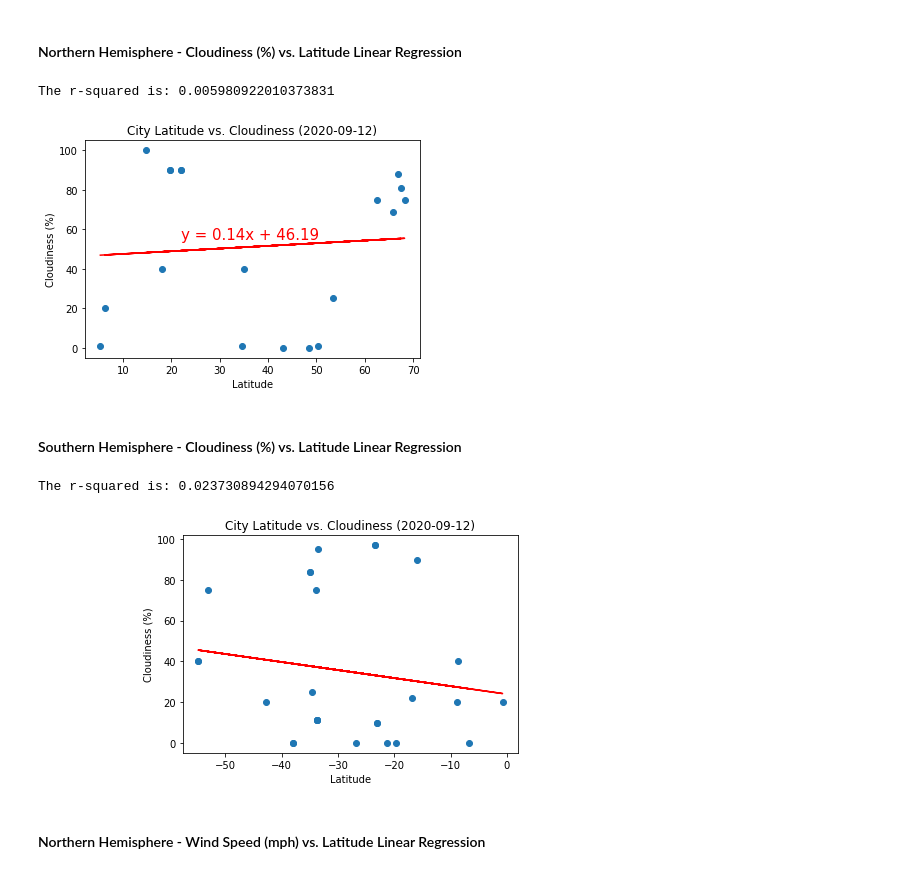
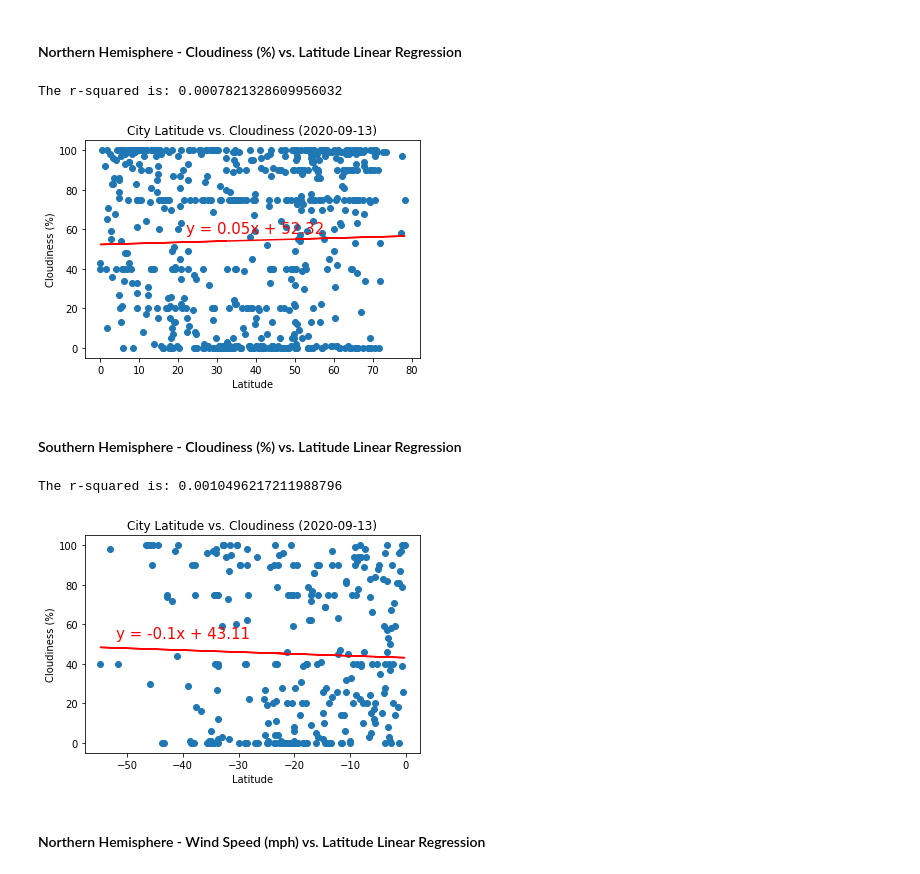
Before and after one commit to gpivaro/6-Python_APIs_Homework, a Jupyter notebook: WeatherPy/WeatherPy.ipynb, the cells around one changed output. Saved outputs shown, nothing was run; the diff lists cells and outputs as text; code cells hidden in the pictures.

```diff
--- a/WeatherPy/WeatherPy.ipynb
+++ b/WeatherPy/WeatherPy.ipynb
@@ -23,7 +23,7 @@ from scipy.stats import linregress
 Generate a list of unique cities based on a random latitude and longitude and using citypy library. A while loop enforces the that the requested number of cities will be generated. It is need because some coordinates generated when used as input for citypy library does not get a valide return. We also implemented a correction related to the random coordinates generated and the real coordinates.
 # %%
 # Size of the list of cities
-num_cities = 50
+num_cities = 1000
 latitude_max = 90
 longitude_max = 180
 
@@ -55,7 +55,7 @@ while len(cities_list) < num_cities:
 
 
     # Logical test to verify if the city is already include in the list or not
-    if new_city not in cities_list:
+    if new_city.title() not in cities_list:
         # Logical test
         cities_list.append(new_city.title())
         country_list.append(new_city_country.upper())
@@ -526,7 +514,7 @@ plt.scatter(x=x_values, y=y_values)
 plt.plot(x_values, regression_values, "red")
 
 # Annotate the plot with the linear equation
-plt.annotate(line_eq, (22, 55), fontsize=15, color="red")
+plt.annotate(line_eq, (22, 58), fontsize=15, color="red")
 
 
 plt.title('distribution of cities random generated'.title())
@@ -536,8 +524,8 @@ plt.title(f"City Latitude vs. Cloudiness ({str(date_rec[1])[:-9]})");
 print(f"The r-squared is: {rvalue**2}")
 plt.show()
 # %% [output]
-The r-squared is: 0.005980922010373831
+The r-squared is: 0.0007821328609956032
-[figure, old version]
+[figure, new version]
 # %% [markdown]
 ####  Southern Hemisphere - Cloudiness (%) vs. Latitude Linear Regression
 # %%
@@ -555,24 +543,24 @@ line_eq = "y = " + str(round(slope,2)) + "x + " + str(round(intercept,2))
 # %%
 # plt.figure(figsize=(15,6))
 
 plt.scatter(x=x_values, y=y_values)
 
 # Plot the regression line
 plt.plot(x_values, regression_values, "red")
 
 # Annotate the plot with the linear equation
-plt.annotate(line_eq, (-82, 42), fontsize=15, color="red")
+plt.annotate(line_eq, (-52, 53), fontsize=15, color="red")
 
 
 plt.title('distribution of cities random generated'.title())
 plt.xlabel('Latitude')
 plt.ylabel('Cloudiness (%)')
 plt.title(f"City Latitude vs. Cloudiness ({str(date_rec[1])[:-9]})");
 print(f"The r-squared is: {rvalue**2}")
 plt.show()
 # %% [output]
-The r-squared is: 0.023730894294070156
+The r-squared is: 0.0010496217211988796
-[figure, old version]
+[figure, new version]
 # %% [markdown]
 ####  Northern Hemisphere - Wind Speed (mph) vs. Latitude Linear Regression
 # %%
```
Also changed, not shown: parts of 22 cells of this notebook, 9 other files.
